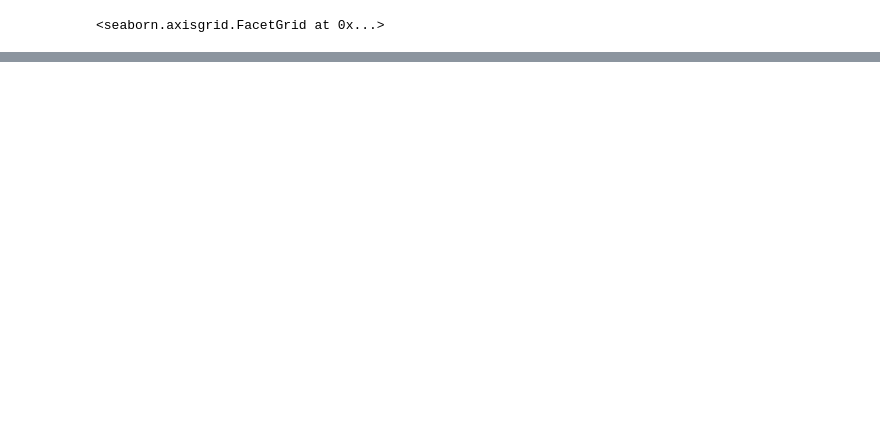
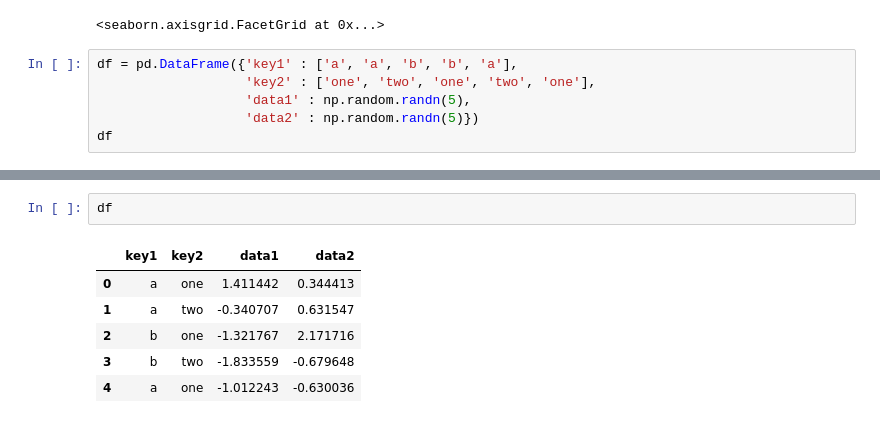
Before and after one commit to ercsssn/data-analysis-notes, a Jupyter notebook: pfda.ipynb, the cells around one changed output, grey strips where cells are left out. Saved outputs shown, nothing was run; the diff lists cells and outputs as text; blank space fills up the shorter version.

```diff
--- a/pfda.ipynb
+++ b/pfda.ipynb
@@ -3004,3 +3004,9 @@ sns.factorplot(x='tips_pct', y='day', kind='box',
 [interactive output not drawn]
 [interactive output not drawn]
 <seaborn.axisgrid.FacetGrid at 0x...>
+# %%
+df = pd.DataFrame({'key1' : ['a', 'a', 'b', 'b', 'a'],
+                   'key2' : ['one', 'two', 'one', 'two', 'one'],
+                   'data1' : np.random.randn(5),
+                   'data2' : np.random.randn(5)})
+df
@@ -3006,0 +3052,9 @@ sns.factorplot(x='tips_pct', y='day', kind='box',
+# %%
+df
+# %% [output]
+|  | key1 | key2 | data1 | data2 |
+| 0 | a | one | 1.411442 | 0.344413 |
+| 1 | a | two | -0.340707 | 0.631547 |
+| 2 | b | one | -1.321767 | 2.171716 |
+| 3 | b | two | -1.833559 | -0.679648 |
+| 4 | a | one | -1.012243 | -0.630036 |
```
Also changed, not shown: parts of 30 cells of this notebook.
